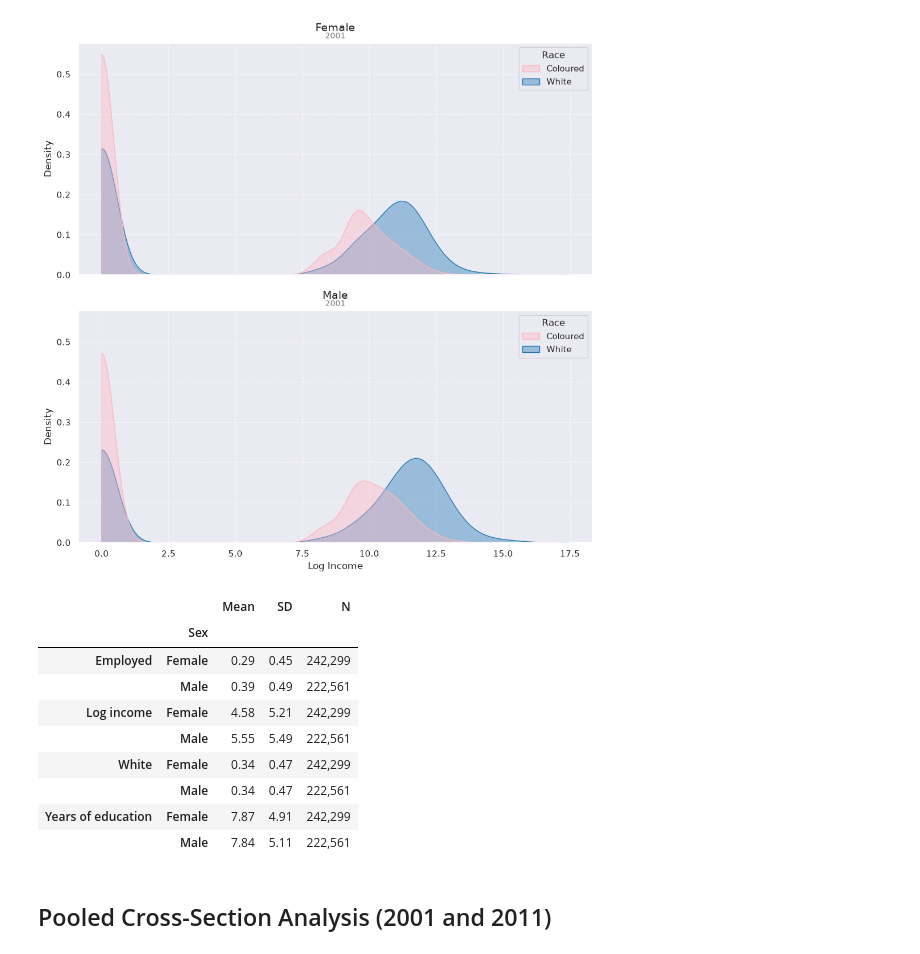
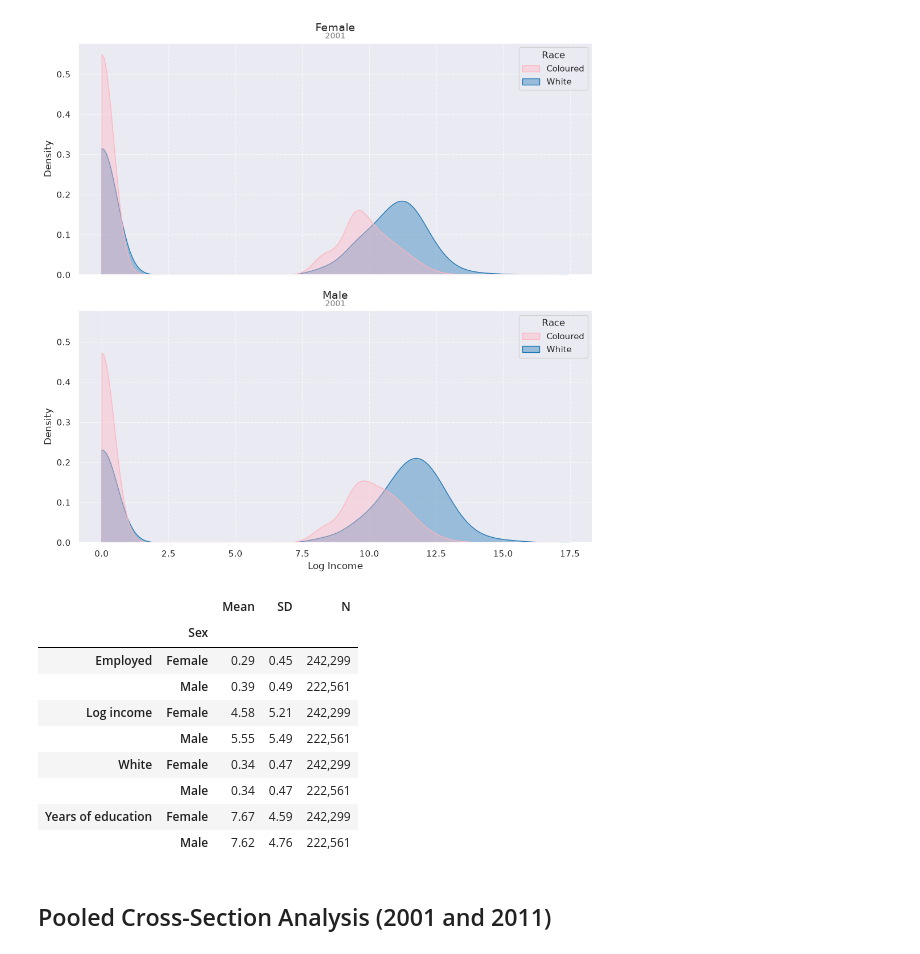
Before and after one commit to erinabruzzy/dsan5650_path1, a Jupyter notebook: apartheid.ipynb, the cells around one changed output. Drawn from its saved outputs; the diff is of its cells as text; code cells hidden in the pictures.

```diff
--- a/apartheid.ipynb
+++ b/apartheid.ipynb
@@ -496,7 +478,7 @@ dfi.export(
 # %%
 path = "data/SA Census 2001 Person_stata_pr1-5/SA Census 2001 Person_stata_pr1-5/SA Census 2001 Person_v1.1_20111024_pr1_5.dta"
 
-cols = ['p02_day', 'p02_mth', 'p02_yr', 'p02_age', 'p03_sex', 'p06_race', 'p17_educ', 'der10_em', 'p22_incm']
+cols = ['p02_yr', 'p02_age', 'p03_sex', 'p06_race', 'p17_educ', 'der10_em', 'p22_incm']
 
 reader = pd.read_stata(
     path,
@@ -552,6 +534,34 @@ midpoint_map_2001 = {
 }
 
 df_2001['nominal_income'] = df_2001['p22_incm'].map(midpoint_map_2001).astype(float)
+
+# education mapping
+educ_mapping = {
+    0: 0,  # Not applicable (< 5 yrs old)
+    99: 0,  # No schooling
+    1: 1,  # Grade 1 / Sub A
+    2: 2,  # Grade 2 / Sub B
+    3: 3,  # Grade 3 / Standard 1
+    4: 4,  # Grade 4 / Standard 2
+    5: 5,  # Grade 5 / Standard 3
+    6: 6,  # Grade 6 / Standard 4
+    7: 7,  # Grade 7 / Standard 5
+    8: 8,  # Grade 8 / Standard 6 / Form 1
+    9: 9,  # Grade 9 / Standard 7 / Form 2
+    10: 10,  # Grade 10 / Standard 8 / Form 3 / NTC I
+    11: 11,  # Grade 11 / Standard 9 / Form 4 / NTC II
+    12: 12,  # Grade 12 / Standard 10 / Form 5 / Matric / NTC III
+    13: 10,  # Certificate with less than Grade 12 (typically ~Grade 10 equivalent)
+    14: 11,  # Diploma with less than Grade 12
+    15: 13,  # Certificate with Grade 12 (Matric + 1 year)
+    16: 14,  # Diploma with Grade 12 (Matric + 2 years)
+    17: 15,  # Bachelor's Degree (3-year degree standard in SA)
+    18: 16,  # Bachelor's Degree & Diploma
+    19: 16,  # Honours Degree (Matric + 4 years)
+    20: 18,  # Higher Degree (Master's / Doctorate)
+}
+
+df_2001["edu_years"] = df_2001["p17_educ"].map(educ_mapping)
 # %% [markdown]
 ### Inflation
 
@@ -629,7 +639,6 @@ plt.show()
 # %%
 # dummy variables
 df_2001['Sex'] = df_2001['p03_sex']
-df_2001['edu_years'] = df_2001['p17_educ'].replace(99, 0).astype(float)
 
 df_2001['is_employed'] = (df_2001['der10_em'] == 'Employed').astype(int)
 df_2001['is_white'] = (df_2001['p06_race'] == 'White').astype(int)
@@ -641,35 +650,35 @@ vars_to_analyze = {
     'is_employed': 'Employed',
     'adj_log_income': 'Log income'
 }
 
 # group by gender
 summary = df_2001.groupby('Sex')[list(vars_to_analyze.keys())].agg(['mean', 'std', 'count'])
 
 summary = summary.stack(level=0)
 summary = summary.rename(index=vars_to_analyze)
 summary.columns = ['Mean', 'SD', 'N']
 
 # reorder index
 summary = summary.swaplevel(0, 1).sort_index(level=0)
 
 # formatting
 formatted_table = summary.copy()
 formatted_table['Mean'] = formatted_table['Mean'].map('{:,.2f}'.format)
 formatted_table['SD'] = formatted_table['SD'].map('{:,.2f}'.format)
 formatted_table['N'] = formatted_table['N'].map('{:,}'.format)
 
 display(formatted_table)
 # %% [output]
 |  |  | Mean | SD | N |
 |  | Sex |  |  |  |
 | Employed | Female | 0.29 | 0.45 | 242,299 |
 |  | Male | 0.39 | 0.49 | 222,561 |
 | Log income | Female | 4.58 | 5.21 | 242,299 |
 |  | Male | 5.55 | 5.49 | 222,561 |
 | White | Female | 0.34 | 0.47 | 242,299 |
 |  | Male | 0.34 | 0.47 | 222,561 |
-| Years of education | Female | 7.87 | 4.91 | 242,299 |
-|  | Male | 7.84 | 5.11 | 222,561 |
+| Years of education | Female | 7.67 | 4.59 | 242,299 |
+|  | Male | 7.62 | 4.76 | 222,561 |
 # %%
 # save table as .png
 dfi.export(formatted_table, 'images/formatted_table_2001.png', table_conversion='matplotlib')
```
Also changed, not shown: parts of 14 cells of this notebook, 10 other files.
